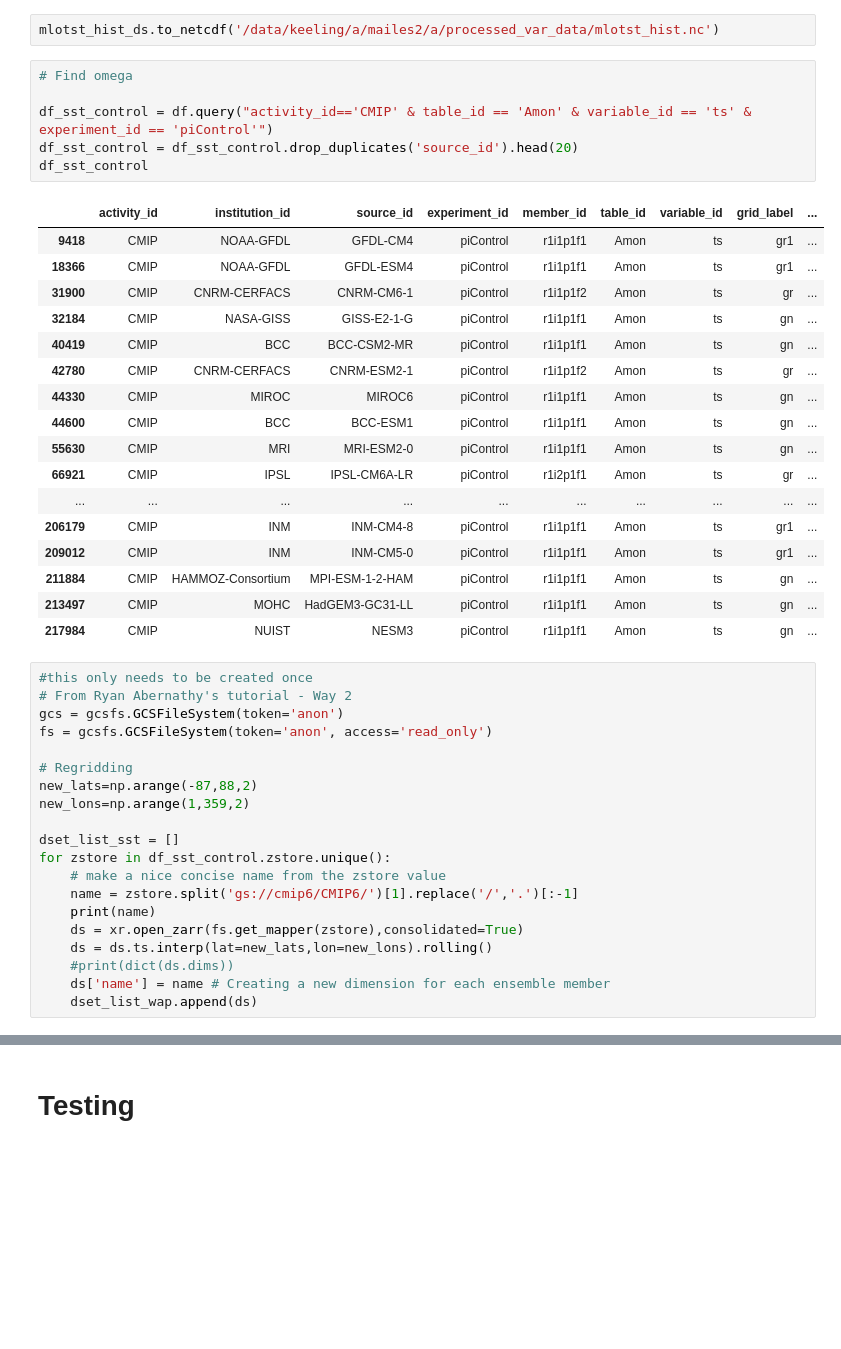
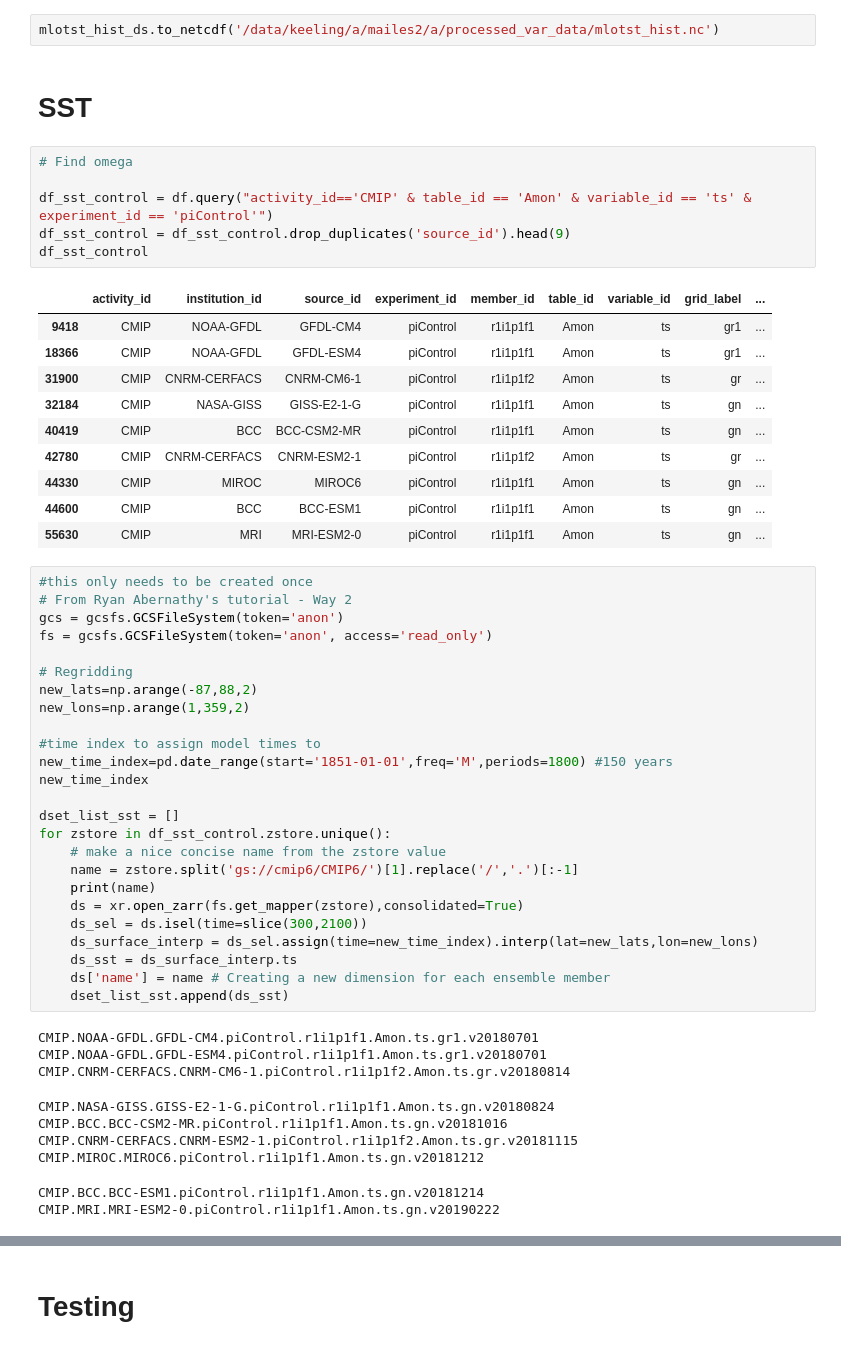
Before and after one commit to mailesasaki/cesmle_variability_analysis, a Jupyter notebook: ocean_fluxes.ipynb, the cells around one changed output, grey strips where cells are left out. Cells and saved outputs as stored; diff of their text form; blank space fills up the shorter version.

```diff
--- a/ocean_fluxes.ipynb
+++ b/ocean_fluxes.ipynb
@@ -889,30 +726,25 @@ array([[[0.        , 0.        , 0.        , ..., 0.        ,
 Dimensions without coordinates: name
 # %%
 mlotst_hist_ds.to_netcdf('/data/keeling/a/mailes2/a/processed_var_data/mlotst_hist.nc')
+# %% [markdown]
+# SST
 # %%
 # Find omega
 
 df_sst_control = df.query("activity_id=='CMIP' & table_id == 'Amon' & variable_id == 'ts' & experiment_id == 'piControl'")
-df_sst_control = df_sst_control.drop_duplicates('source_id').head(20)
+df_sst_control = df_sst_control.drop_duplicates('source_id').head(9)
 df_sst_control
 # %% [output]
 |  | activity_id | institution_id | source_id | experiment_id | member_id | table_id | variable_id | grid_label | ... |
 | 9418 | CMIP | NOAA-GFDL | GFDL-CM4 | piControl | r1i1p1f1 | Amon | ts | gr1 | ... |
 | 18366 | CMIP | NOAA-GFDL | GFDL-ESM4 | piControl | r1i1p1f1 | Amon | ts | gr1 | ... |
 | 31900 | CMIP | CNRM-CERFACS | CNRM-CM6-1 | piControl | r1i1p1f2 | Amon | ts | gr | ... |
 | 32184 | CMIP | NASA-GISS | GISS-E2-1-G | piControl | r1i1p1f1 | Amon | ts | gn | ... |
 | 40419 | CMIP | BCC | BCC-CSM2-MR | piControl | r1i1p1f1 | Amon | ts | gn | ... |
 | 42780 | CMIP | CNRM-CERFACS | CNRM-ESM2-1 | piControl | r1i1p1f2 | Amon | ts | gr | ... |
 | 44330 | CMIP | MIROC | MIROC6 | piControl | r1i1p1f1 | Amon | ts | gn | ... |
 | 44600 | CMIP | BCC | BCC-ESM1 | piControl | r1i1p1f1 | Amon | ts | gn | ... |
 | 55630 | CMIP | MRI | MRI-ESM2-0 | piControl | r1i1p1f1 | Amon | ts | gn | ... |
-| 66921 | CMIP | IPSL | IPSL-CM6A-LR | piControl | r1i2p1f1 | Amon | ts | gr | ... |
-| ... | ... | ... | ... | ... | ... | ... | ... | ... | ... |
-| 206179 | CMIP | INM | INM-CM4-8 | piControl | r1i1p1f1 | Amon | ts | gr1 | ... |
-| 209012 | CMIP | INM | INM-CM5-0 | piControl | r1i1p1f1 | Amon | ts | gr1 | ... |
-| 211884 | CMIP | HAMMOZ-Consortium | MPI-ESM-1-2-HAM | piControl | r1i1p1f1 | Amon | ts | gn | ... |
-| 213497 | CMIP | MOHC | HadGEM3-GC31-LL | piControl | r1i1p1f1 | Amon | ts | gn | ... |
-| 217984 | CMIP | NUIST | NESM3 | piControl | r1i1p1f1 | Amon | ts | gn | ... |
 # %%
 #this only needs to be created once
 # From Ryan Abernathy's tutorial - Way 2
@@ -923,13 +755,28 @@ fs = gcsfs.GCSFileSystem(token='anon', access='read_only')
 new_lats=np.arange(-87,88,2)
 new_lons=np.arange(1,359,2)
 
+#time index to assign model times to
+new_time_index=pd.date_range(start='1851-01-01',freq='M',periods=1800) #150 years
+new_time_index
+
 dset_list_sst = []
 for zstore in df_sst_control.zstore.unique():
     # make a nice concise name from the zstore value
     name = zstore.split('gs://cmip6/CMIP6/')[1].replace('/','.')[:-1]
     print(name)
     ds = xr.open_zarr(fs.get_mapper(zstore),consolidated=True)
-    ds = ds.ts.interp(lat=new_lats,lon=new_lons).rolling()
-    #print(dict(ds.dims))
+    ds_sel = ds.isel(time=slice(300,2100))
+    ds_surface_interp = ds_sel.assign(time=new_time_index).interp(lat=new_lats,lon=new_lons)
+    ds_sst = ds_surface_interp.ts
     ds['name'] = name # Creating a new dimension for each ensemble member
-    dset_list_wap.append(ds)
+    dset_list_sst.append(ds_sst)
+# %% [output]
+CMIP.NOAA-GFDL.GFDL-CM4.piControl.r1i1p1f1.Amon.ts.gr1.v20180701
+CMIP.NOAA-GFDL.GFDL-ESM4.piControl.r1i1p1f1.Amon.ts.gr1.v20180701
+CMIP.CNRM-CERFACS.CNRM-CM6-1.piControl.r1i1p1f2.Amon.ts.gr.v20180814
+CMIP.NASA-GISS.GISS-E2-1-G.piControl.r1i1p1f1.Amon.ts.gn.v20180824
+CMIP.BCC.BCC-CSM2-MR.piControl.r1i1p1f1.Amon.ts.gn.v20181016
+CMIP.CNRM-CERFACS.CNRM-ESM2-1.piControl.r1i1p1f2.Amon.ts.gr.v20181115
+CMIP.MIROC.MIROC6.piControl.r1i1p1f1.Amon.ts.gn.v20181212
+CMIP.BCC.BCC-ESM1.piControl.r1i1p1f1.Amon.ts.gn.v20181214
+CMIP.MRI.MRI-ESM2-0.piControl.r1i1p1f1.Amon.ts.gn.v20190222
```
Also changed, not shown: parts of 7 cells of this notebook.
